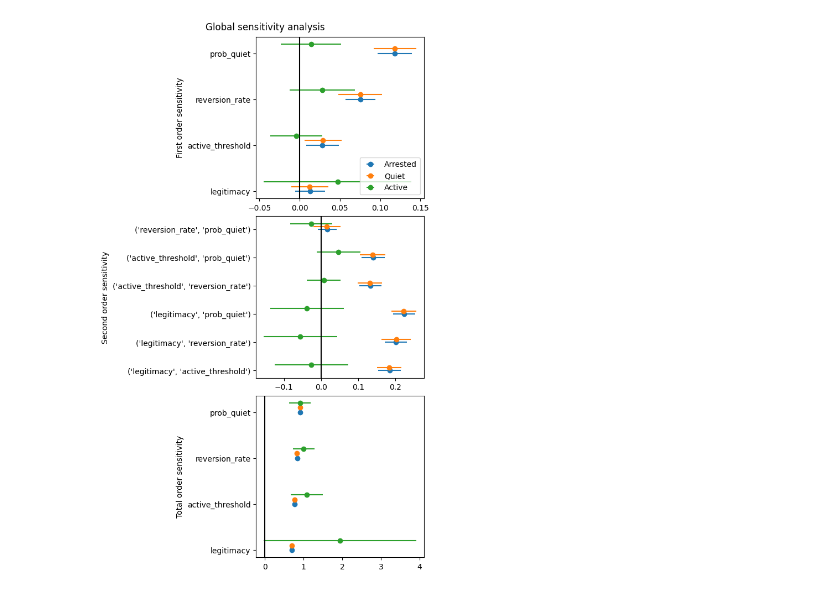
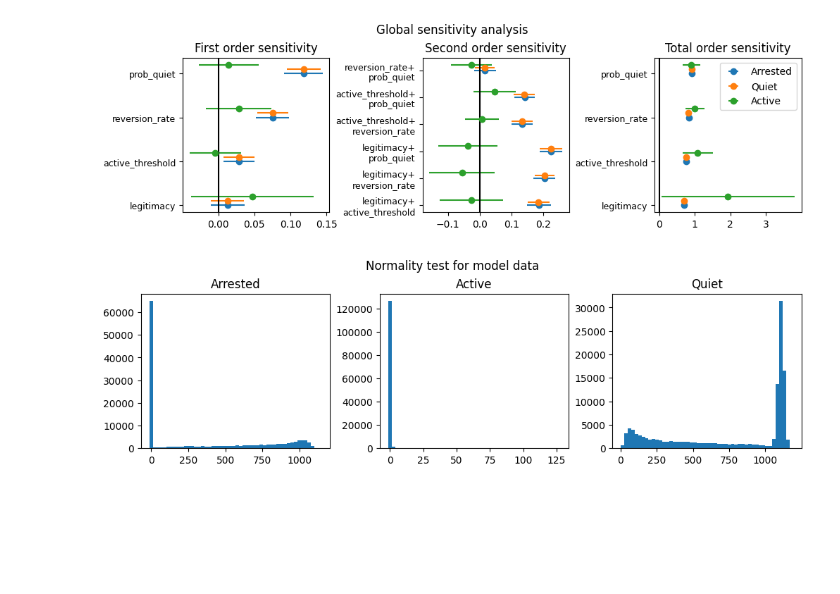
Before and after one commit to pluumenbrownie/abm-assignment, a Jupyter notebook: mesa/examples/advanced/epstein_civil_violence/parameter-estimation/GSA-analysis.ipynb, the cells around one changed output. Saved outputs shown, nothing was run; the diff lists cells and outputs as text; code cells hidden in the pictures; blank space fills up the shorter version.

Commit message:
rotated the sensitivity plot, added normallity test

```diff
--- a/mesa/examples/advanced/epstein_civil_violence/parameter-estimation/GSA-analysis.ipynb
+++ b/mesa/examples/advanced/epstein_civil_violence/parameter-estimation/GSA-analysis.ipynb
@@ -14,10 +14,12 @@ input_dir: str = "outputs"
 # load the measurement data
 df_list = []
 for file in listdir(input_dir):
-    df_list.append(
-        pd.read_csv(
-            f"{input_dir}/{file}",
-            index_col=0,
-        )
+    df_file = pd.read_csv(
+        f"{input_dir}/{file}",
+        index_col=0,
     )
+    del df_file["citizen"]
+    del df_file["police"]
+    df_list.append(df_file)
 df = pd.concat(df_list)
+df
@@ -94,9 +110,9 @@ def plot_all_indices(analyses: dict[str, ResultDict], params, title=""):
         title (str): title for the plot
     """
     single_names = params
-    second_names = list(combinations(params, 2))
+    second_names = [f"{x}+\n{y}" for x, y in combinations(params, 2)]
 
-    fig, axes = plt.subplots(3, 1, figsize=(6, 10), layout="compressed")
+    fig, axes = plt.subplots(1, 3, figsize=(10, 3), layout="compressed")
 
     for nr, analysis in enumerate(analyses.items()):
         name, s = analysis
@@ -130,38 +146,52 @@ def plot_all_indices(analyses: dict[str, ResultDict], params, title=""):
                 )
             # total order
             else:
                 indices = s["S" + i]
                 errors = s["S" + i + "_conf"]
                 axes[2].errorbar(
                     indices,
                     np.arange(len(indices)) + nr * 0.1,
                     xerr=errors,
                     linestyle="None",
                     marker="o",
                     label=name,
                 )
 
-    axes[0].set_yticks(range(len(single_names)), single_names)
-    axes[1].set_yticks(range(len(second_names)), second_names)
-    axes[2].set_yticks(range(len(single_names)), single_names)
+    axes[0].set_yticks(range(len(single_names)), single_names, size=9)
+    axes[1].set_yticks(range(len(second_names)), second_names, size=9)
+    axes[2].set_yticks(range(len(single_names)), single_names, size=9)
 
     axes[0].axvline(0, c="k")
     axes[1].axvline(0, c="k")
     axes[2].axvline(0, c="k")
 
-    axes[0].set_ylabel("First order sensitivity")
-    axes[1].set_ylabel("Second order sensitivity")
-    axes[2].set_ylabel("Total order sensitivity")
+    axes[0].set_title("First order sensitivity")
+    axes[1].set_title("Second order sensitivity")
+    axes[2].set_title("Total order sensitivity")
 
-    axes[0].legend()
+    axes[2].legend()
     fig.suptitle(title)
 
 
 plot_all_indices(
     {"Arrested": arrested, "Quiet": quiet, "Active": active},
     problem["names"],
     "Global sensitivity analysis",
 )
 plt.show()
 # %% [output]
-[figure, old version]
+[figure, new version]
+# %%
+def plot_hist(arrest_hist, arrest_bins, ax, title):
+    ax.bar(arrest_bins[:-1], arrest_hist, width=arrest_bins[1] - arrest_bins[0])
+    ax.set_title(title)
+
+
+fig, axes = plt.subplots(1, 3, figsize=(10, 3), layout="compressed")
+plot_hist(*np.histogram(df["arrested"].values, bins=50), axes[0], "Arrested")
+plot_hist(*np.histogram(df["active"].values, bins=50), axes[1], "Active")
+plot_hist(*np.histogram(df["quiet"].values, bins=50), axes[2], "Quiet")
+fig.suptitle("Normality test for model data")
+plt.show()
+# %% [output]
+[figure, added]
```
Also changed, not shown: parts of 2 cells of this notebook.
